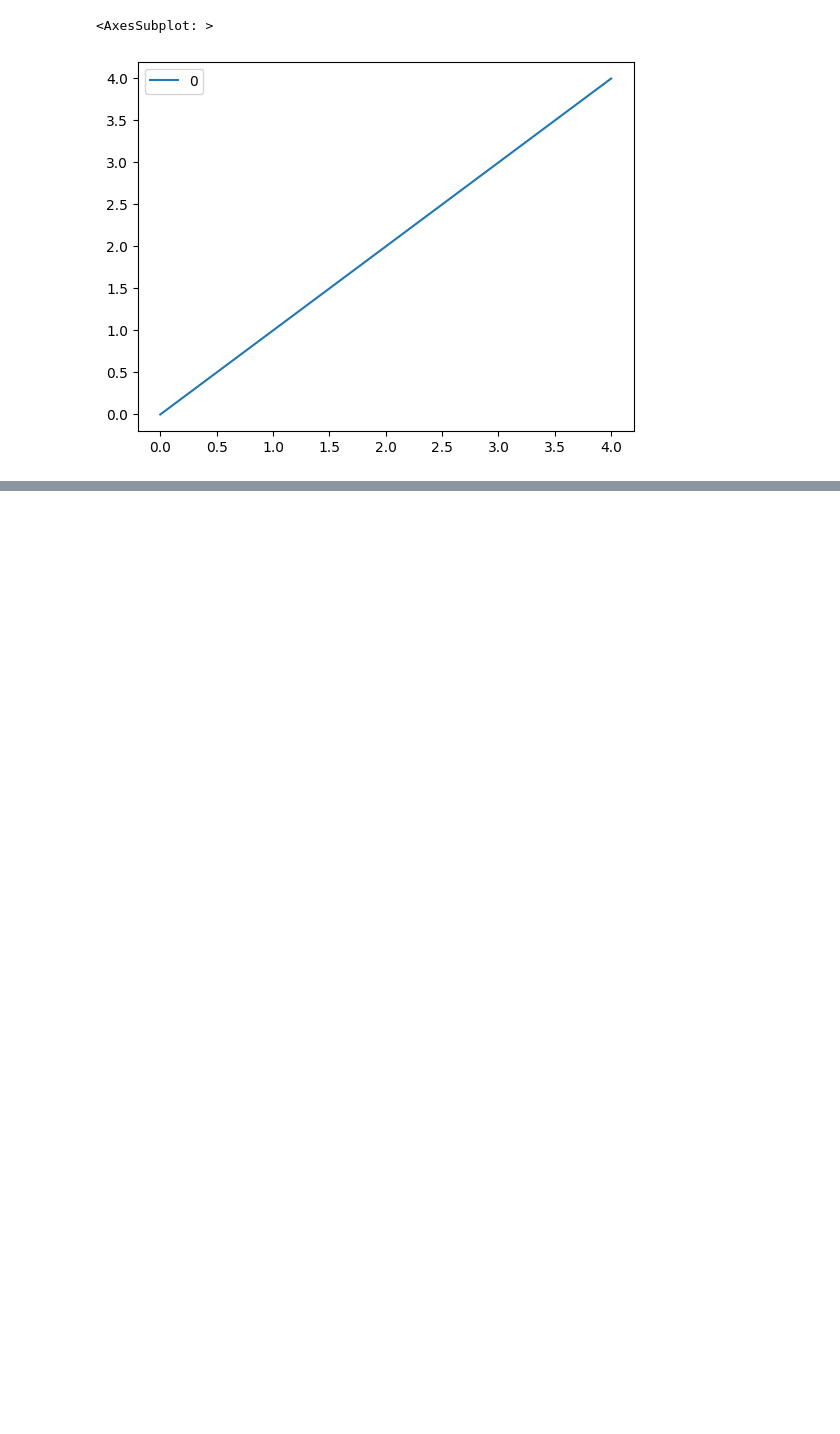
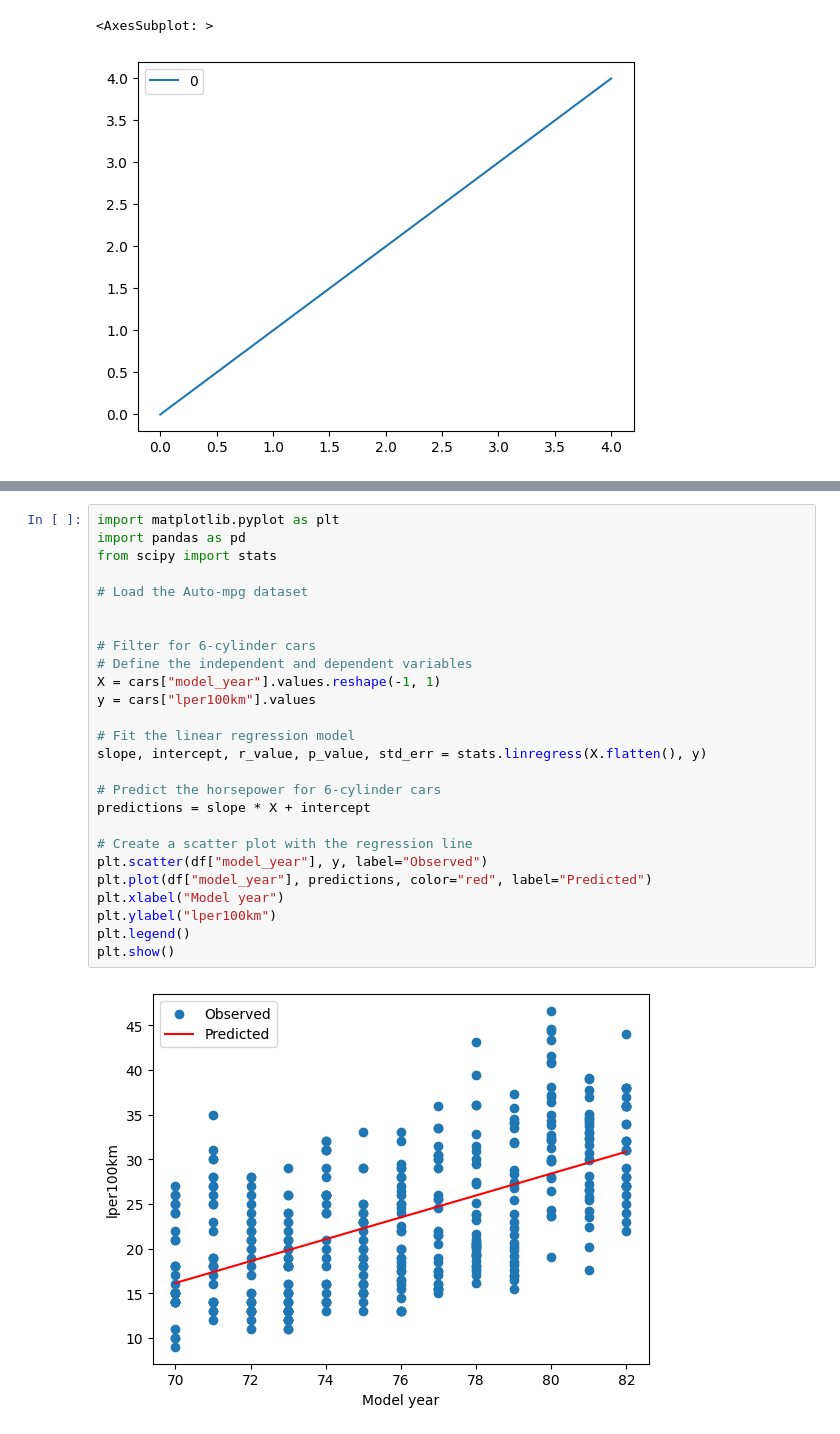
Before and after one commit to Rufshod/Statistical_Analysis_Alexander_Andersson, a Jupyter notebook: Lab/Lab_test.ipynb, the cells around one changed output, grey strips where cells are left out. Saved outputs shown, nothing was run; the diff lists cells and outputs as text; blank space fills up the shorter version.

```diff
--- a/Lab/Lab_test.ipynb
+++ b/Lab/Lab_test.ipynb
@@ -612,0 +621,28 @@ sns.lineplot(x_new)
+# %%
+import matplotlib.pyplot as plt
+import pandas as pd
+from scipy import stats
+
+# Load the Auto-mpg dataset
+
+
+# Filter for 6-cylinder cars
+# Define the independent and dependent variables
+X = cars["model_year"].values.reshape(-1, 1)
+y = cars["lper100km"].values
+
+# Fit the linear regression model
+slope, intercept, r_value, p_value, std_err = stats.linregress(X.flatten(), y)
+
+# Predict the horsepower for 6-cylinder cars
+predictions = slope * X + intercept
+
+# Create a scatter plot with the regression line
+plt.scatter(df["model_year"], y, label="Observed")
+plt.plot(df["model_year"], predictions, color="red", label="Predicted")
+plt.xlabel("Model year")
+plt.ylabel("lper100km")
+plt.legend()
+plt.show()
+# %% [output]
+[figure, added]
```
Also changed, not shown: parts of 4 cells of this notebook, 1 other file.
